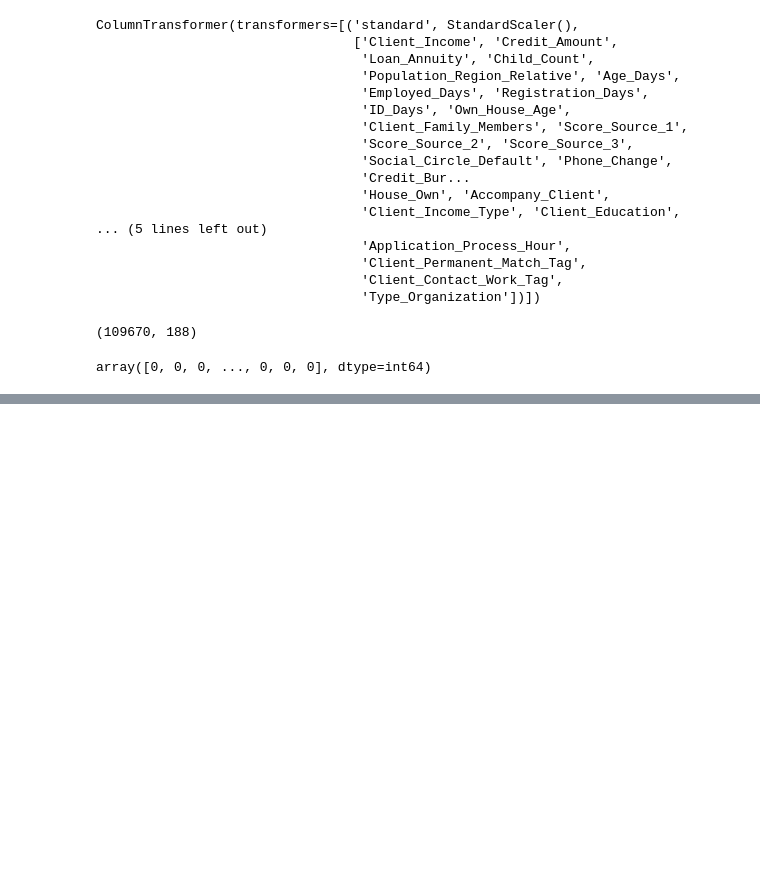
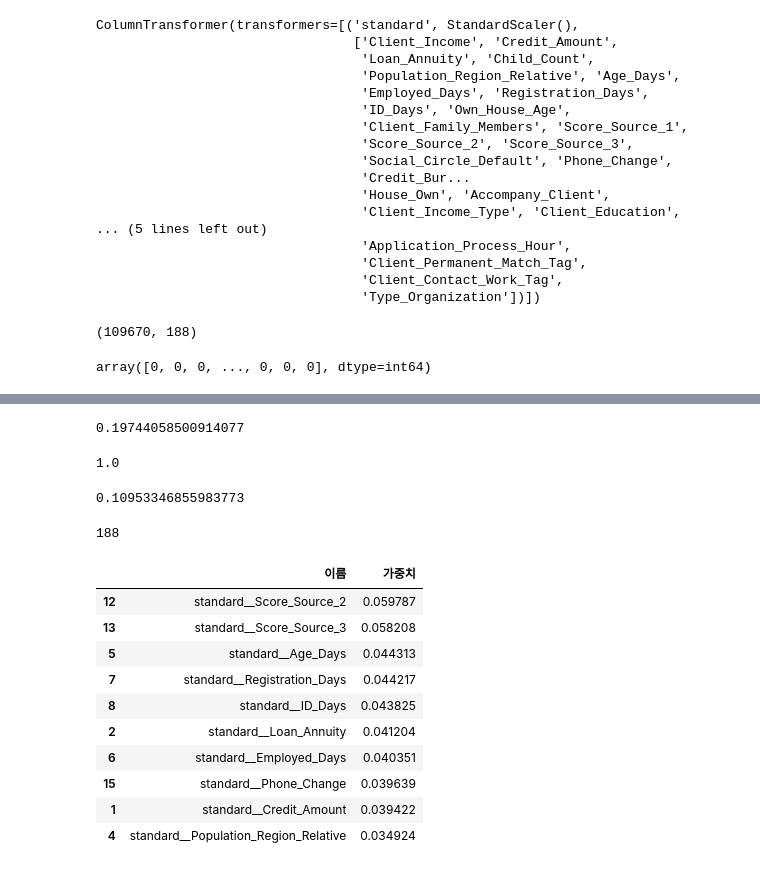
Before and after one commit to kimhyunso/semi_project, a Jupyter notebook: deep_learning.ipynb, the cells around one changed output, grey strips where cells are left out. Saved outputs shown, nothing was run; the diff lists cells and outputs as text; code cells hidden in the pictures; blank space fills up the shorter version.

```diff
--- a/deep_learning.ipynb
+++ b/deep_learning.ipynb
@@ -170,0 +240,16 @@ x_cv_trans
+# %%
+f1_score(y_cv,rf_classficer.predict(x_cv_trans))
+# %% [output]
+0.19744058500914077
+# %%
+precision_score(y_cv,rf_classficer.predict(x_cv_trans))
+# %% [output]
+1.0
+# %%
+recall_score(y_cv,rf_classficer.predict(x_cv_trans))
+# %% [output]
+0.10953346855983773
+# %%
+len(rf_classficer.feature_importances_)
+# %% [output]
+188
@@ -170,0 +258,14 @@ x_cv_trans
+# %%
+weights.sort_values('가중치',ascending=False).head(10)
+# %% [output]
+|  | 이름 | 가중치 |
+| 12 | standard__Score_Source_2 | 0.059787 |
+| 13 | standard__Score_Source_3 | 0.058208 |
+| 5 | standard__Age_Days | 0.044313 |
+| 7 | standard__Registration_Days | 0.044217 |
+| 8 | standard__ID_Days | 0.043825 |
+| 2 | standard__Loan_Annuity | 0.041204 |
+| 6 | standard__Employed_Days | 0.040351 |
+| 15 | standard__Phone_Change | 0.039639 |
+| 1 | standard__Credit_Amount | 0.039422 |
+| 4 | standard__Population_Region_Relative | 0.034924 |
```
Also changed, not shown: parts of 13 cells of this notebook, 8 other files.
